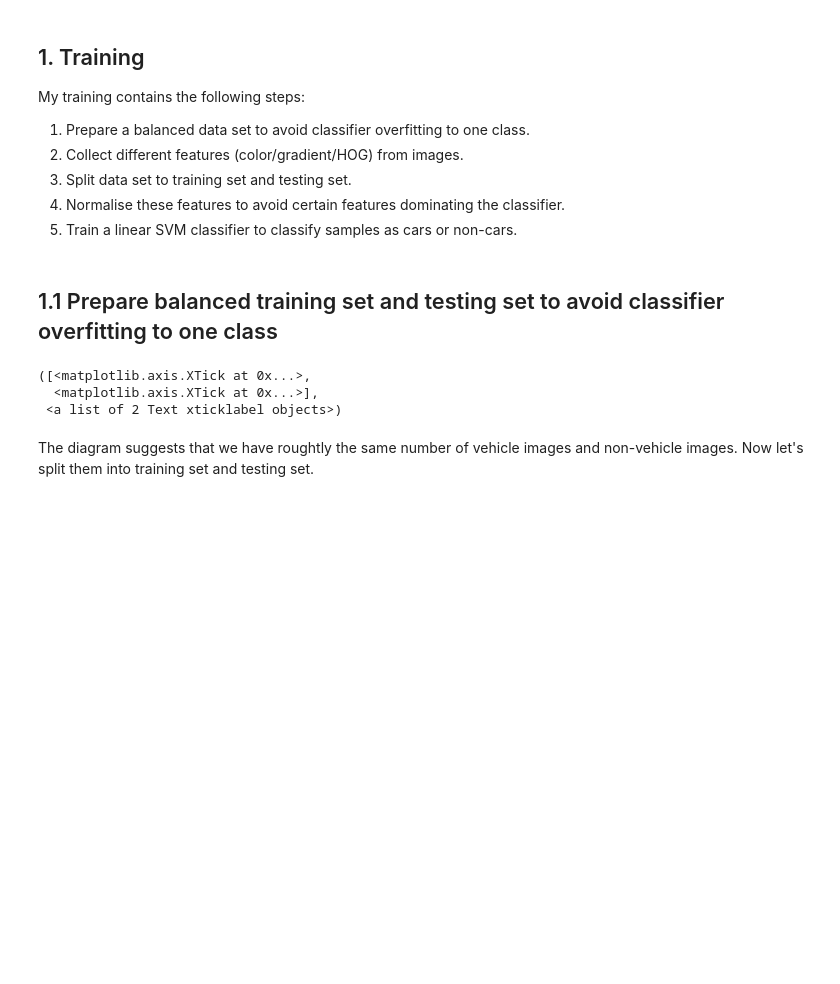
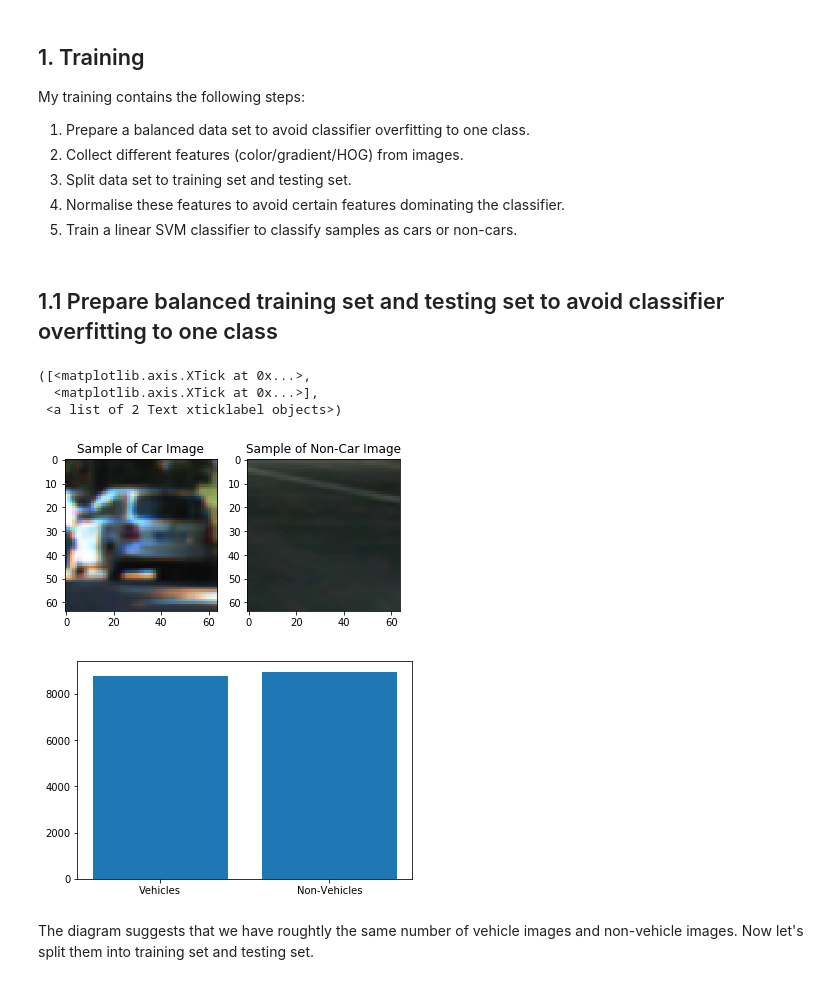
Before and after one commit to clarkli86/CarND-Vehicle-Detection, a Jupyter notebook: vehicle_detection.ipynb, the cells around one changed output. Cells and saved outputs as stored; diff of their text form; code cells hidden in the pictures; blank space fills up the shorter version.

```diff
--- a/vehicle_detection.ipynb
+++ b/vehicle_detection.ipynb
@@ -21,34 +21,36 @@ from sklearn.svm import LinearSVC
 from sklearn.preprocessing import StandardScaler
 from skimage.feature import hog
 
 # NOTE: the next import is only valid for scikit-learn version <= 0.17
 # for scikit-learn >= 0.18 use:
 # from sklearn.model_selection import train_test_split
 from sklearn.cross_validation import train_test_split
 
 # Divide up into cars and notcars
 cars = glob.glob('vehicles/*/*.png')
 not_cars = glob.glob('non-vehicles/*/*.png')
 
 # Random pick one from each set to inspect
 rand_ind = np.random.randint(0, len(cars))
 rand_car_img = mpimg.imread(cars[rand_ind])
 rand_ind = np.random.randint(0, len(not_cars))
 rand_not_car_img = mpimg.imread(not_cars[rand_ind])
 
 figure, axs = plt.subplots(1, 2)
 axs[0].set_title('Sample of Car Image')
 axs[0].imshow(rand_car_img)
-axs[1].title('Sample of Non-Car Image')
+axs[1].set_title('Sample of Non-Car Image')
 axs[1].imshow(rand_not_car_img)
 
 plt.figure()
 plt.bar([0, 1], [len(cars), len(not_cars)])
 plt.xticks([0, 1], ['Vehicles', 'Non-Vehicles'])
 # %% [output]
 ([<matplotlib.axis.XTick at 0x...>,
   <matplotlib.axis.XTick at 0x...>],
  <a list of 2 Text xticklabel objects>)
+[figure, added]
+[figure, added]
 # %% [markdown]
 The diagram suggests that we have roughtly the same number of vehicle images and non-vehicle images. Now let's split them into training set and testing set.
 # %% [markdown]
```
Also changed, not shown: parts of 5 cells of this notebook.
